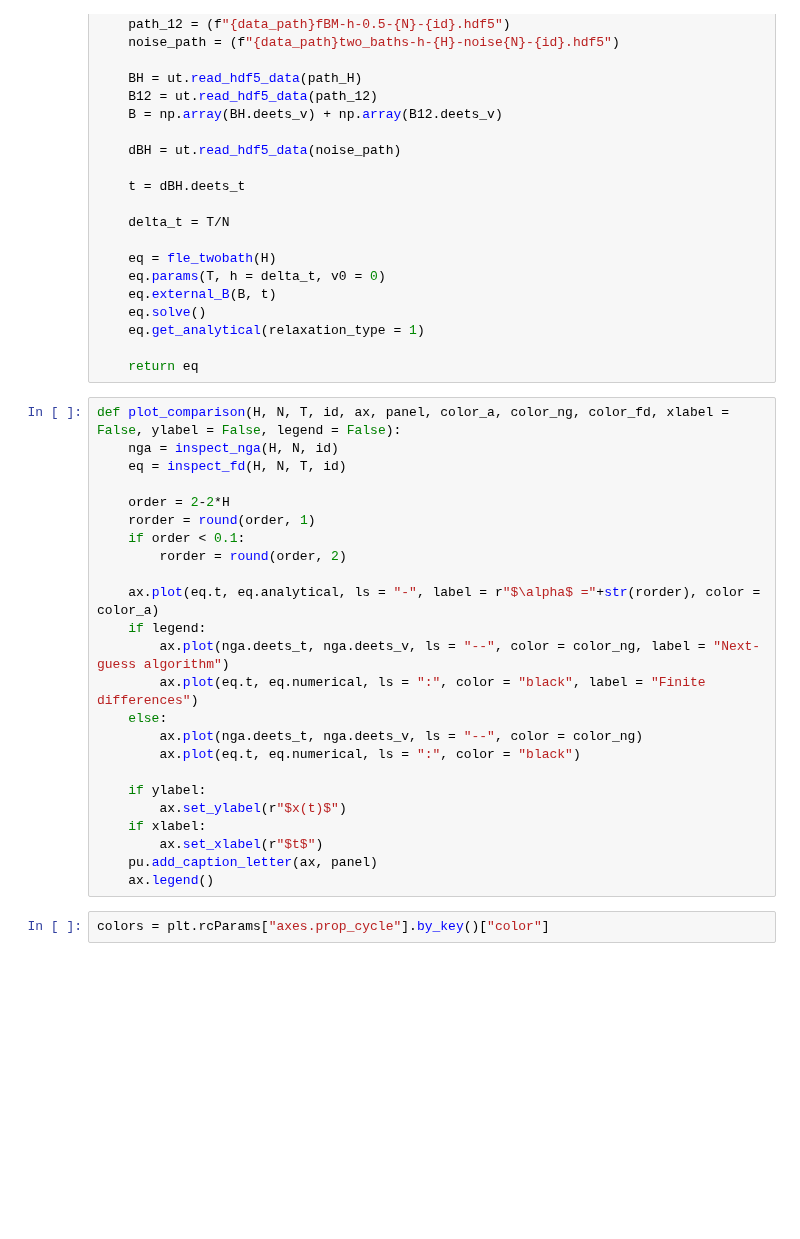
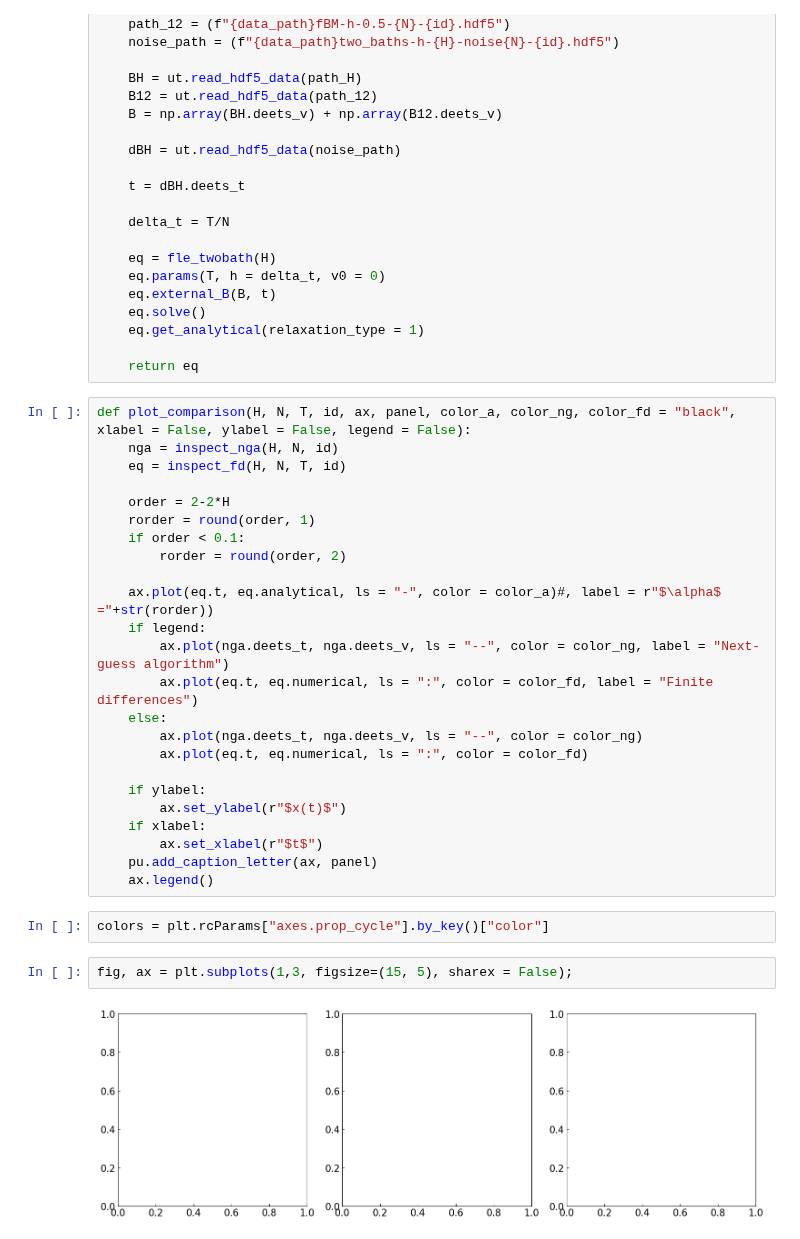
Before and after one commit to davidsantiagoquevedo/fractional-langevin-equations, a Jupyter notebook: analysis/paper_tc_fig1.ipynb, the cells around one changed output. Saved outputs shown, nothing was run; the diff lists cells and outputs as text; blank space fills up the shorter version.

Commit message:
plot fig1

```diff
--- a/analysis/paper_tc_fig1.ipynb
+++ b/analysis/paper_tc_fig1.ipynb
@@ -43,7 +44,7 @@ def inspect_fd(H, N, T, id):
 
     return eq
 # %%
-def plot_comparison(H, N, T, id, ax, panel, color_a, color_ng, color_fd, xlabel = False, ylabel = False, legend = False):
+def plot_comparison(H, N, T, id, ax, panel, color_a, color_ng, color_fd = "black", xlabel = False, ylabel = False, legend = False):
     nga = inspect_nga(H, N, id)
     eq = inspect_fd(H, N, T, id)
 
@@ -52,13 +53,13 @@ def plot_comparison(H, N, T, id, ax, panel, color_a, color_ng, color_fd, xlabel
     if order < 0.1:
         rorder = round(order, 2)
 
-    ax.plot(eq.t, eq.analytical, ls = "-", label = r"$\alpha$ ="+str(rorder), color = color_a)
+    ax.plot(eq.t, eq.analytical, ls = "-", color = color_a)#, label = r"$\alpha$ ="+str(rorder))
     if legend:
         ax.plot(nga.deets_t, nga.deets_v, ls = "--", color = color_ng, label = "Next-guess algorithm")
-        ax.plot(eq.t, eq.numerical, ls = ":", color = "black", label = "Finite differences")
+        ax.plot(eq.t, eq.numerical, ls = ":", color = color_fd, label = "Finite differences")
     else:
         ax.plot(nga.deets_t, nga.deets_v, ls = "--", color = color_ng)
-        ax.plot(eq.t, eq.numerical, ls = ":", color = "black")
+        ax.plot(eq.t, eq.numerical, ls = ":", color = color_fd)
 
     if ylabel:
         ax.set_ylabel(r"$x(t)$")
@@ -68,5 +69,9 @@ def plot_comparison(H, N, T, id, ax, panel, color_a, color_ng, color_fd, xlabel
     ax.legend()
 # %%
 colors = plt.rcParams["axes.prop_cycle"].by_key()["color"]
+# %%
+fig, ax = plt.subplots(1,3, figsize=(15, 5), sharex = False);
+# %% [output]
+[figure, added]
 # %%
 T = 20
```
Also changed, not shown: parts of 13 cells of this notebook, 3 other files.
